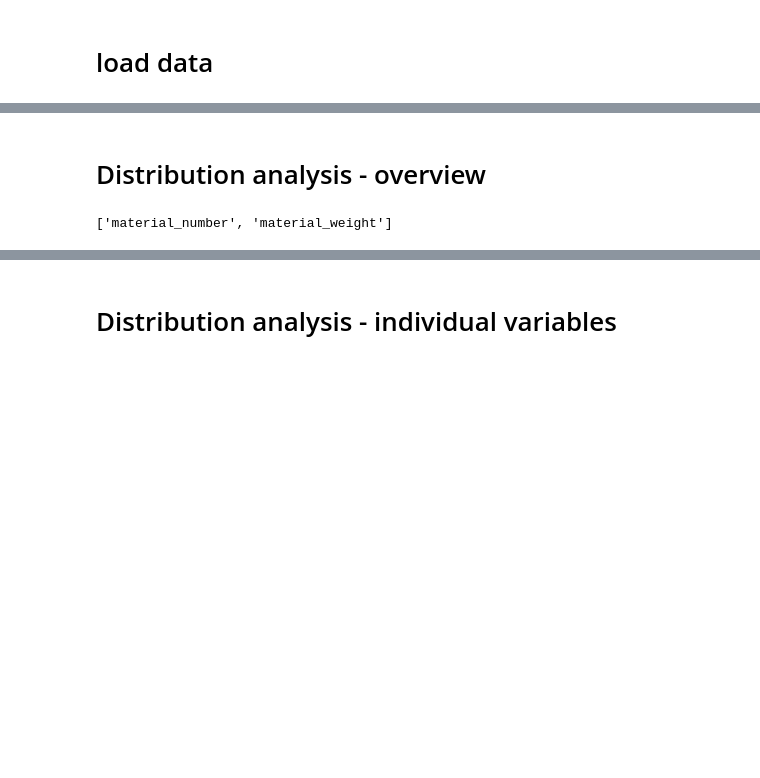
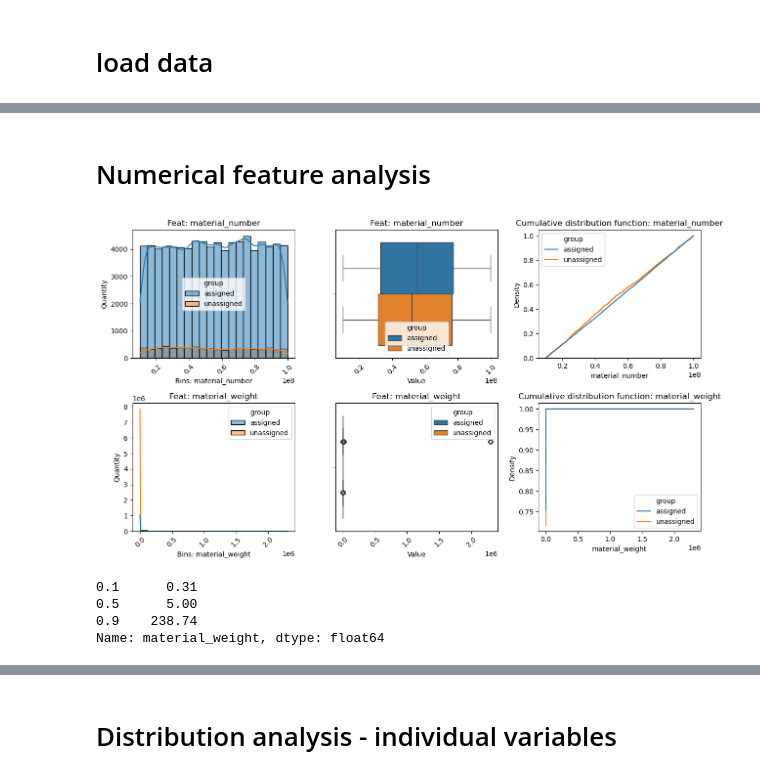
Before and after one commit to tiefenthaler/pytorch-lightning-tabular-classification, a Jupyter notebook: notebooks/11_data_analysis.ipynb, the cells around one changed output, grey strips where cells are left out. Saved outputs shown, nothing was run; the diff lists cells and outputs as text; code cells hidden in the pictures; blank space fills up the shorter version.

```diff
--- a/notebooks/11_data_analysis.ipynb
+++ b/notebooks/11_data_analysis.ipynb
@@ -145,6 +151,19 @@ Name: count, dtype: int64
 # %% [markdown]
-# Distribution analysis - overview
+# Numerical feature analysis
-# %%
-list(df_full.select_dtypes(include=np.number).columns)
-# %% [output]
-['material_number', 'material_weight']
+# %%
+df_plot = df_full[list(df_full.select_dtypes(include=np.number).columns) + ['group']]
+utils.plot_distribution_numeric_features(
+    df=df_plot,
+    hue='group',
+    figsize_width = 15,
+    figsize_hight_factor = 1
+)
+# %% [output]
+[figure, added]
+# %%
+df_full['material_weight'].quantile([0.1, 0.5, 0.9])
+# %% [output]
+0.1      0.31
+0.5      5.00
+0.9    238.74
+Name: material_weight, dtype: float64
```
Also changed, not shown: parts of 94 cells of this notebook, 1 other file.
